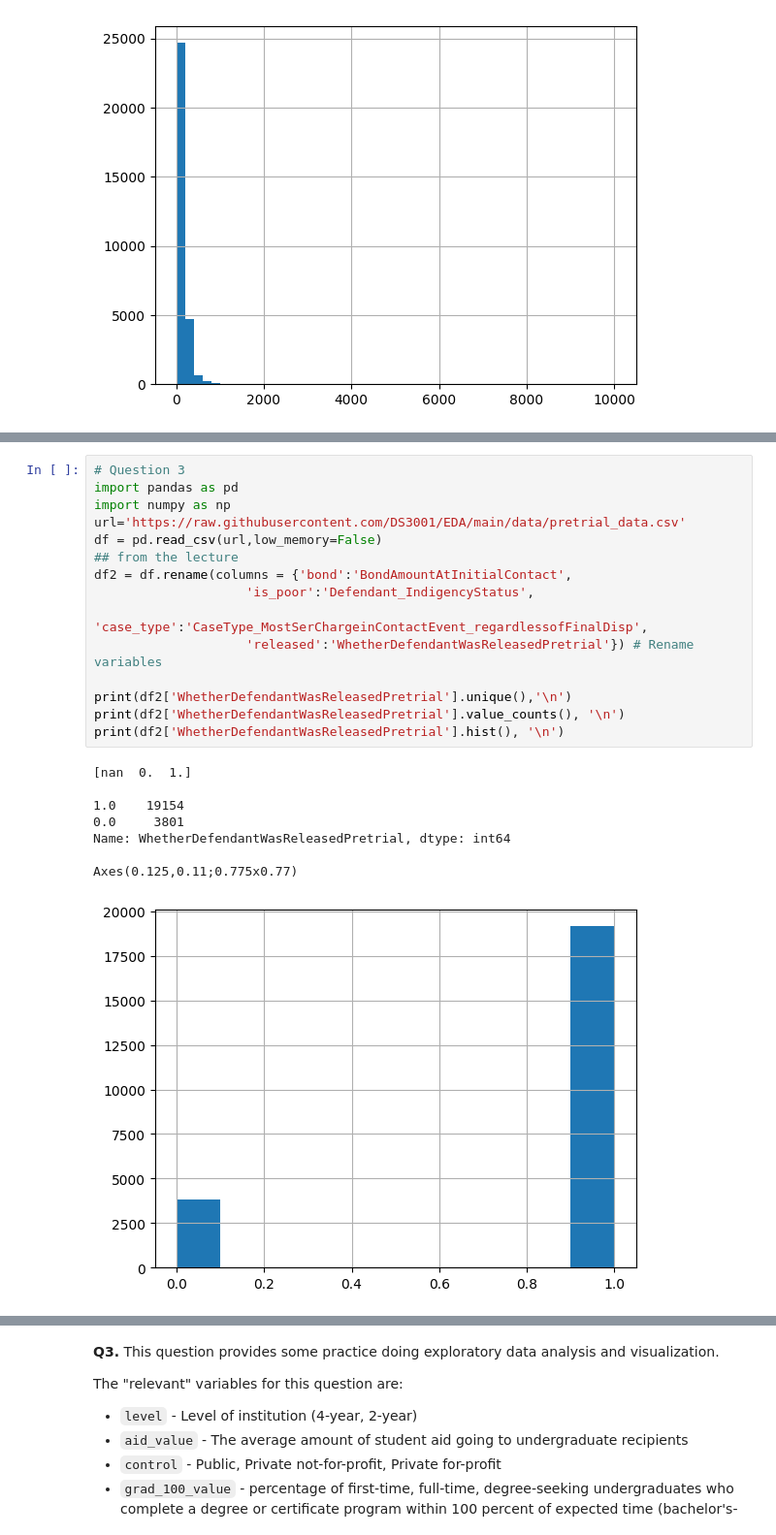
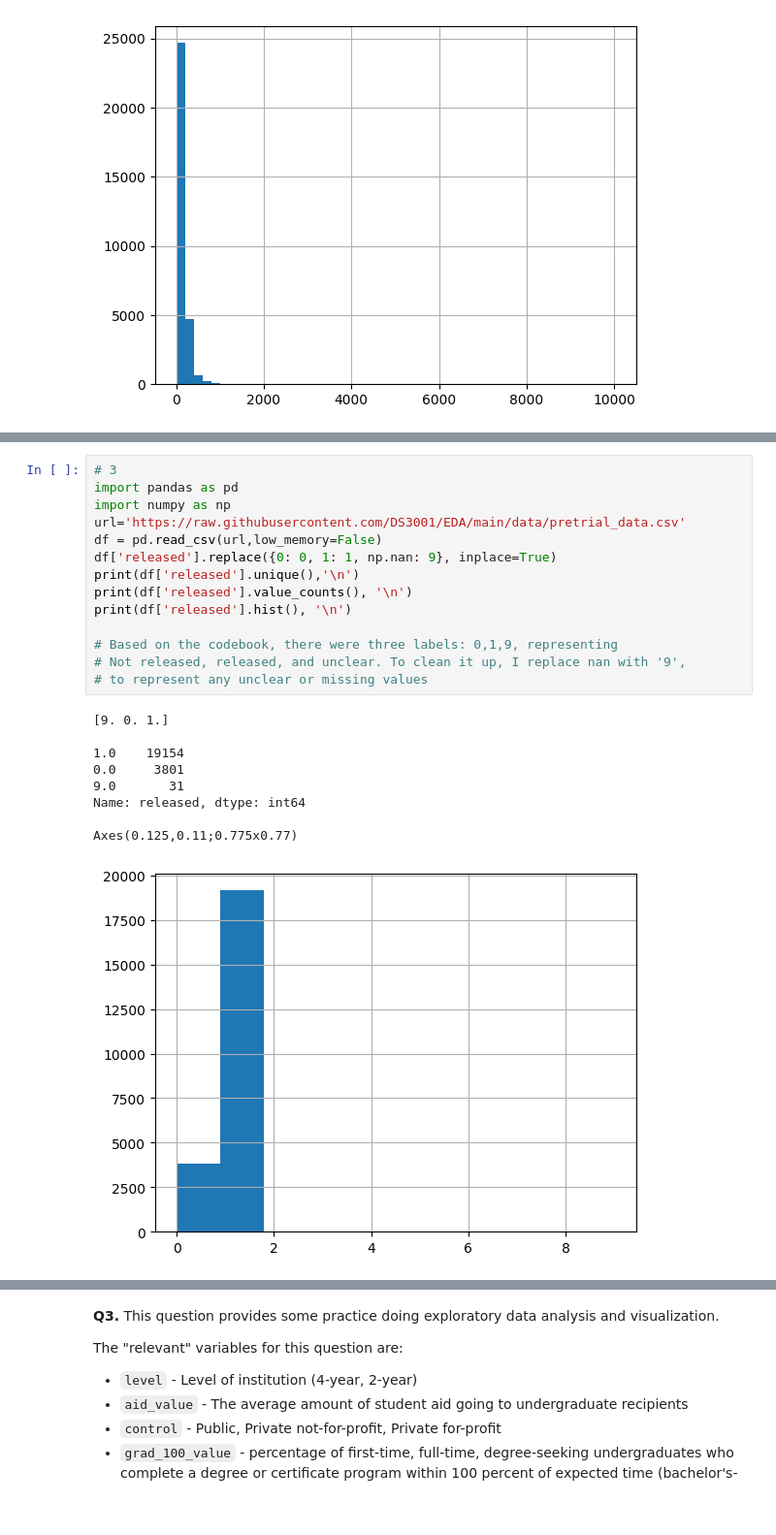
Before and after one commit to aniishap/assignment2, a Jupyter notebook: assignment2.ipynb, the cells around one changed output, grey strips where cells are left out. Shown at 97% size. Drawn from its saved outputs; the diff is of its cells as text; blank space fills up the shorter version.

```diff
--- a/assignment2.ipynb
+++ b/assignment2.ipynb
@@ -135,28 +137,28 @@ Under investigation       1
 Boatomg                   1
 Name: Type, dtype: int64
 # %%
-# Question 3
+# 3
 import pandas as pd
 import numpy as np
 url='https://raw.githubusercontent.com/DS3001/EDA/main/data/pretrial_data.csv'
 df = pd.read_csv(url,low_memory=False)
-## from the lecture
-df2 = df.rename(columns = {'bond':'BondAmountAtInitialContact',
-                    'is_poor':'Defendant_IndigencyStatus',
-                    'case_type':'CaseType_MostSerChargeinContactEvent_regardlessofFinalDisp',
-                    'released':'WhetherDefendantWasReleasedPretrial'}) # Rename variables
+df['released'].replace({0: 0, 1: 1, np.nan: 9}, inplace=True)
+print(df['released'].unique(),'\n')
+print(df['released'].value_counts(), '\n')
+print(df['released'].hist(), '\n')
 
-print(df2['WhetherDefendantWasReleasedPretrial'].unique(),'\n')
-print(df2['WhetherDefendantWasReleasedPretrial'].value_counts(), '\n')
-print(df2['WhetherDefendantWasReleasedPretrial'].hist(), '\n')
+# Based on the codebook, there were three labels: 0,1,9, representing
+# Not released, released, and unclear. To clean it up, I replace nan with '9',
+# to represent any unclear or missing values
 # %% [output]
-[nan  0.  1.]
+[9. 0. 1.]
 
 1.0    19154
 0.0     3801
-Name: WhetherDefendantWasReleasedPretrial, dtype: int64
+9.0       31
+Name: released, dtype: int64
 
 Axes(0.125,0.11;0.775x0.77)
-[figure, old version]
+[figure, new version]
 # %%
 # 4
```
Also changed, not shown: parts of 3 cells of this notebook.
